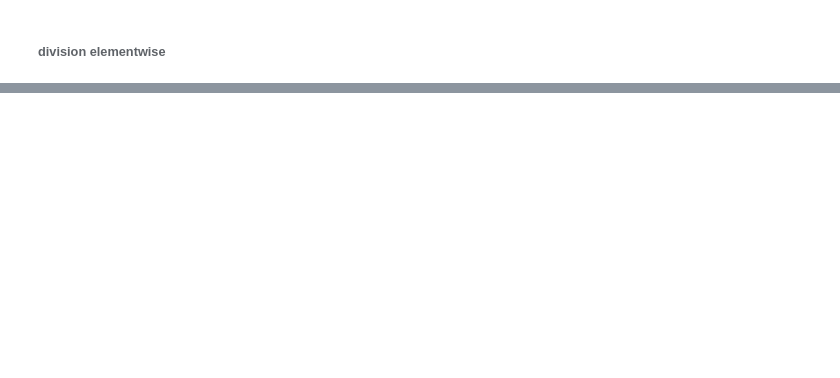
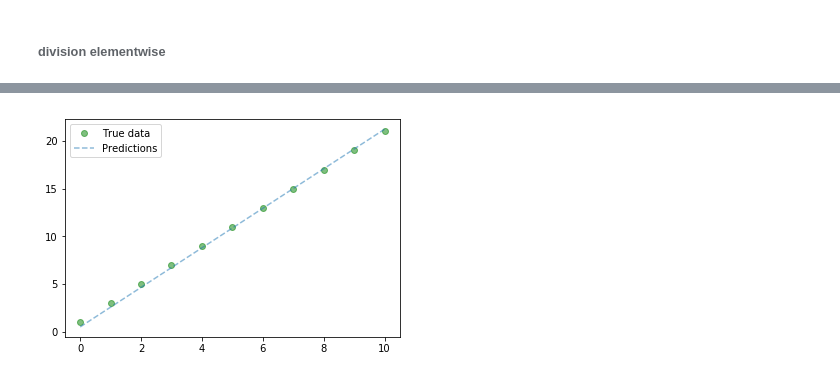
Before and after one commit to rubenkruiper/torch-tests, a Jupyter notebook: Pytorch steps.ipynb, the cells around one changed output, grey strips where cells are left out. Cells and saved outputs as stored; diff of their text form; code cells hidden in the pictures; blank space fills up the shorter version.

```diff
--- a/Pytorch steps.ipynb
+++ b/Pytorch steps.ipynb
@@ -170,0 +357,4 @@ Multiply elementwise:
+# %%
+y_values = [2*i + 1 for i in x_values]
+y_train = np.array(y_values, dtype=np.float32).reshape(-1,1)
+y_train.shape
@@ -170,0 +369,10 @@ Multiply elementwise:
+# %%
+class Linreg(nn.Module):
+    def __init__(self, input_size, output_size):
+        super(Linreg, self).__init__()
+        # linear layer
+        self.linear = nn.Linear(input_dim, output_dim)
+
+    def forward(self, x):
+        out = self.linear(x)
+        return out
@@ -170,0 +381,8 @@ Multiply elementwise:
+# %%
+input_dim = 1
+output_dim = 1
+
+model = Linreg(input_dim, output_dim)
+
+if torch.cuda.is_available():
+    model.cuda()
@@ -170,0 +448,7 @@ Multiply elementwise:
+# %%
+# seems like a lot of additional work to move back and forth from/to gpu
+if torch.cuda.is_available:
+    predicted = model(Variable(torch.from_numpy(x_train).cuda())).cpu().data.numpy()
+else:
+    predicted = model(Variable(torch.from_numpy(x_train))).data.numpy()
+predicted
@@ -170,0 +481,15 @@ Multiply elementwise:
+# %%
+# clear plot
+plt.clf()
+
+# plot true data
+plt.plot(x_train, y_train, 'go', label='True data', alpha=.5)
+
+# plot predictions
+plt.plot(x_train, predicted, '--', label='Predictions', alpha=.5)
+
+# Legend and plot
+plt.legend(loc='best')
+plt.show()
+# %% [output]
+[figure, added]
```
Also changed, not shown: parts of 43 cells of this notebook, 1 other file.
